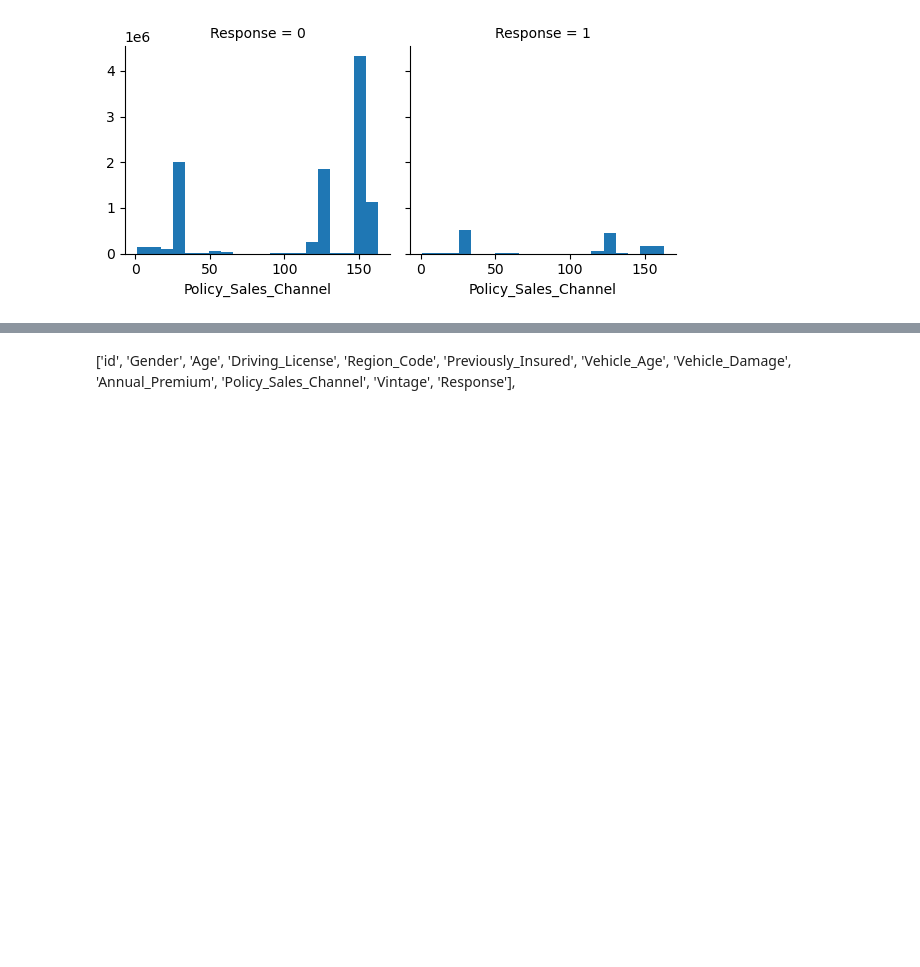
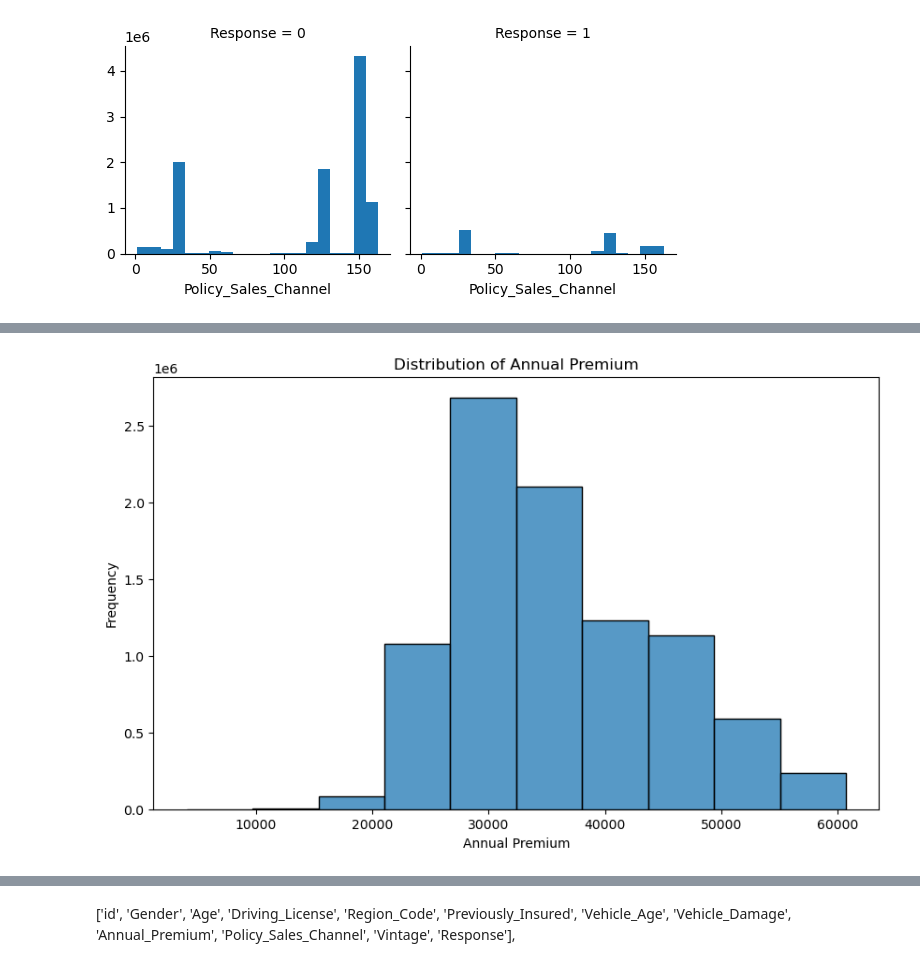
Before and after one commit to Shravya0312/InsuranceClassification, a Jupyter notebook: insurance.ipynb, the cells around one changed output, grey strips where cells are left out. Saved outputs shown, nothing was run; the diff lists cells and outputs as text; code cells hidden in the pictures; blank space fills up the shorter version.

```diff
--- a/insurance.ipynb
+++ b/insurance.ipynb
@@ -207,0 +206,22 @@ g.map(plt.hist, 'Policy_Sales_Channel', bins=20)
+# %%
+Q1=train_df['Annual_Premium'].quantile(0.25)
+Q3=train_df['Annual_Premium'].quantile(0.75)
+
+IQR = Q3 - Q1
+
+
+lb = Q1 - 1.5 * IQR
+ub = Q3 + 1.5 * IQR
+
+train_df = train_df[(train_df['Annual_Premium'] >= lb) & (train_df['Annual_Premium'] <= ub)]
+
+# Display the result
+# %%
+plt.figure(figsize=(10, 6))
+sns.histplot(train_df['Annual_Premium'], kde=False, bins=10)
+plt.title('Distribution of Annual Premium')
+plt.xlabel('Annual Premium')
+plt.ylabel('Frequency')
+plt.show()
+# %% [output]
+[figure, added]
```
Also changed, not shown: parts of 35 cells of this notebook.
